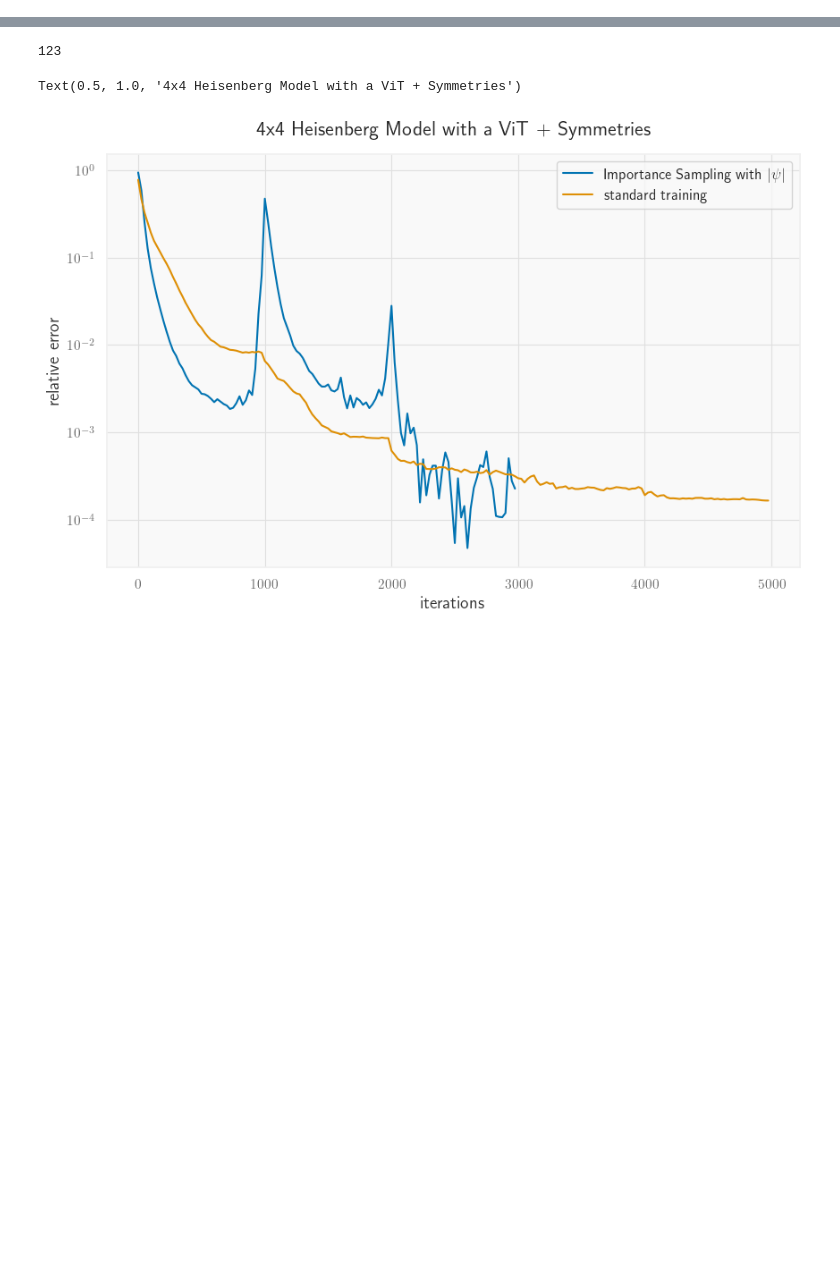
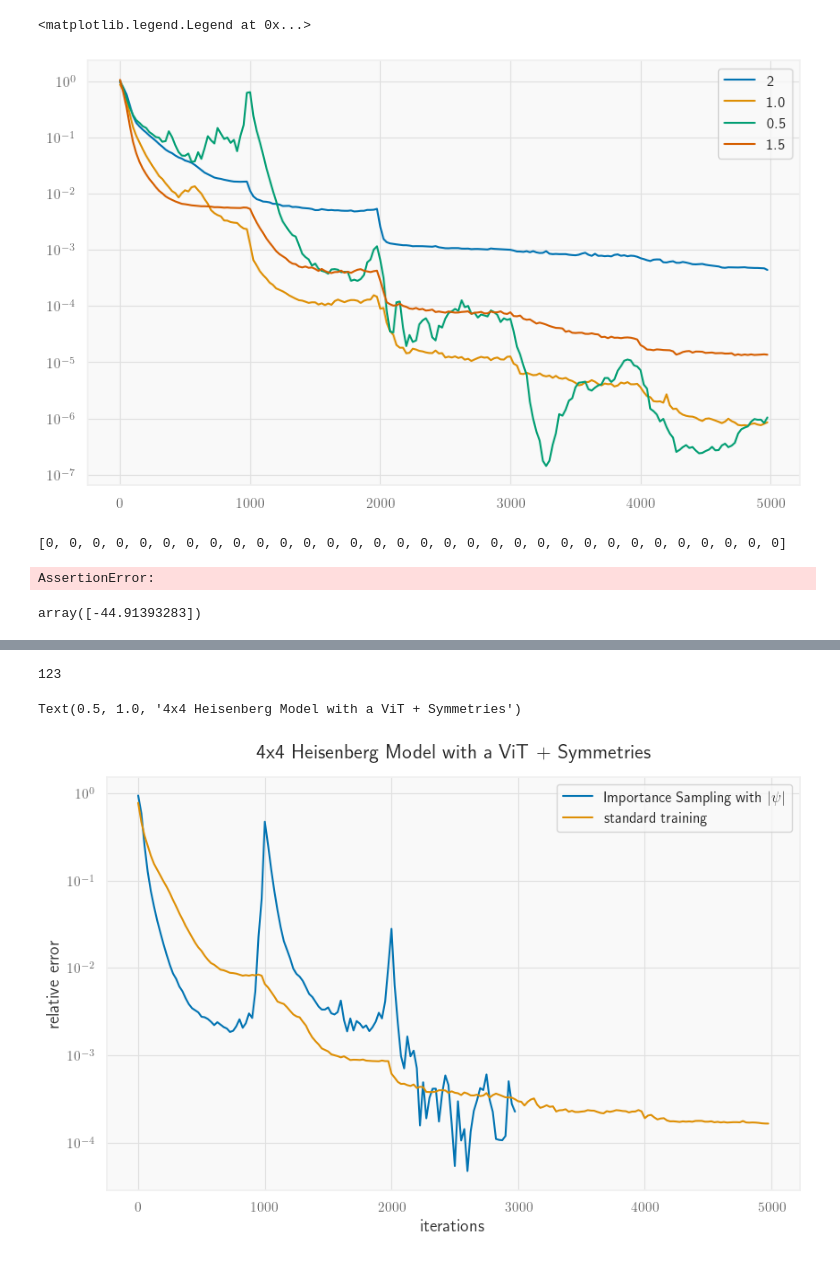
Before and after one commit to AntoineMsy/grad_sample, a Jupyter notebook: notebooks/is_analysis.ipynb, the cells around one changed output, grey strips where cells are left out. Drawn from its saved outputs; the diff is of its cells as text; code cells hidden in the pictures; blank space fills up the shorter version.

```diff
--- a/notebooks/is_analysis.ipynb
+++ b/notebooks/is_analysis.ipynb
@@ -41,10 +53,48 @@ def reindex_iterations_jax(iterations):
     resets = diffs < 0  # Detect where resets occur
     offset = jnp.cumsum(resets) * 1000  # Accumulate offset
     return iterations + offset
-# %%
-is_run = json.load(open('/home/amisery/scratch_link/grad_sample_vit_replicas/Square_Heisenberg_1.0/L16/ViT/alpha12/0.001_0.0001/run_10.log'))
-is_run_err = is_run['rel_err']['value']
-psi_sq_run = json.load(open('/home/amisery/scratch_link/grad_sample_vit_replicas/Square_Heisenberg_1.0/L16/ViT/alpha12/0.001_0.0001/run_4.log'))
-psi_sq_err = psi_sq_run['rel_err']['value']
-its_psi_sq = reindex_iterations_jax(jnp.array(psi_sq_run['rel_err']['iters']))
-its_is = reindex_iterations_jax(jnp.array(is_run['rel_err']['iters']))
+# %%
+base_path = "/home/amisery/scratch_link/grad_sample_vit_replicas/Square_Heisenberg_1.0/L16/ViT/alpha12/0.001_0.001"
+import yaml
+for i in range(4):
+    is_run = json.load(open(base_path + "/run_%i.log"%i))
+    config = yaml.safe_load(open(base_path + '/run_%d/config.yaml'%i, 'r'))
+    is_mode = config['is_mode']
+    if is_mode == None:
+        is_mode = 2
+    is_run_err = is_run['rel_err']['value']
+    its_is = reindex_iterations_jax(jnp.array(is_run['rel_err']['iters']))
+    plt.plot(its_is, is_run_err, label = is_mode)
+plt.yscale('log')
+plt.legend()
+# %% [output]
+<matplotlib.legend.Legend at 0x...>
+[figure, added]
+# %%
+import netket as nk
+from netket.graph import Hypercube
+from netket.hilbert import Spin
+from netket.operator import Heisenberg
+from netket.exact import lanczos_ed
+
+# Define a 4x4 square lattice with periodic boundary conditions (PBC)
+L = 4  # Linear size
+graph = Hypercube(length=L, n_dim=2, pbc=True)
+
+# Define Hilbert space: Spin-1/2 system with total Sz = 0
+hilbert_space = Spin(s=1/2, N=graph.n_nodes, total_sz=0, inverted_ordering=False)
+# Define Heisenberg Hamiltonian
+H = Heisenberg(hilbert_space, graph, J = [1.0,1.0])
+
+# Solve using Exact Diagonalization (Lanczos)
+result = lanczos_ed(H, compute_eigenvectors=False)
+
+# Print ground-state energy
+print(f"Ground state energy: {result}")
+# %% [output]
+[0, 0, 0, 0, 0, 0, 0, 0, 0, 0, 0, 0, 0, 0, 0, 0, 0, 0, 0, 0, 0, 0, 0, 0, 0, 0, 0, 0, 0, 0, 0, 0]
+AssertionError:
+# %%
+result
+# %% [output]
+array([-44.91393283])
```
Also changed, not shown: parts of 2 cells of this notebook, 11 other files.
